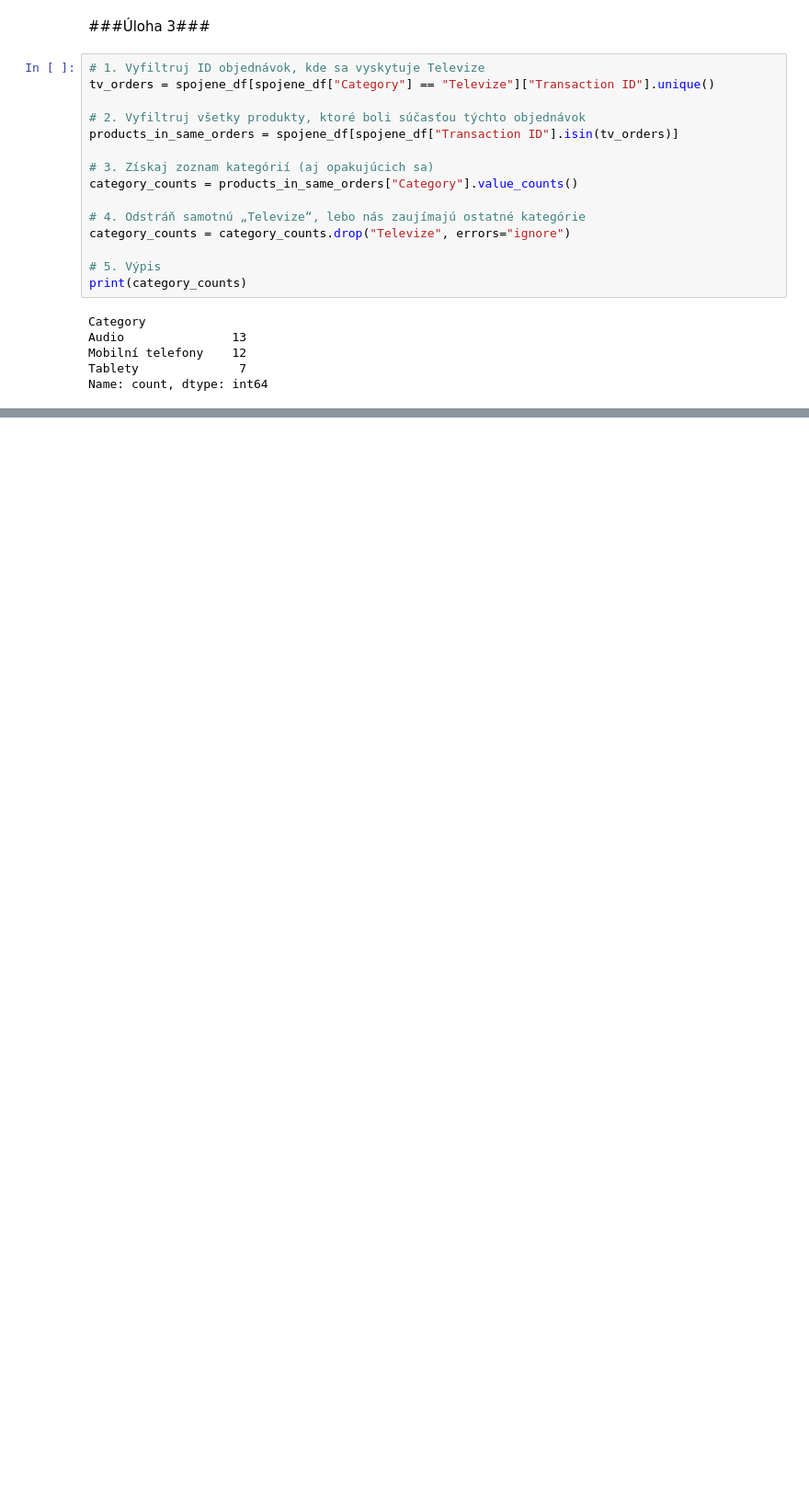
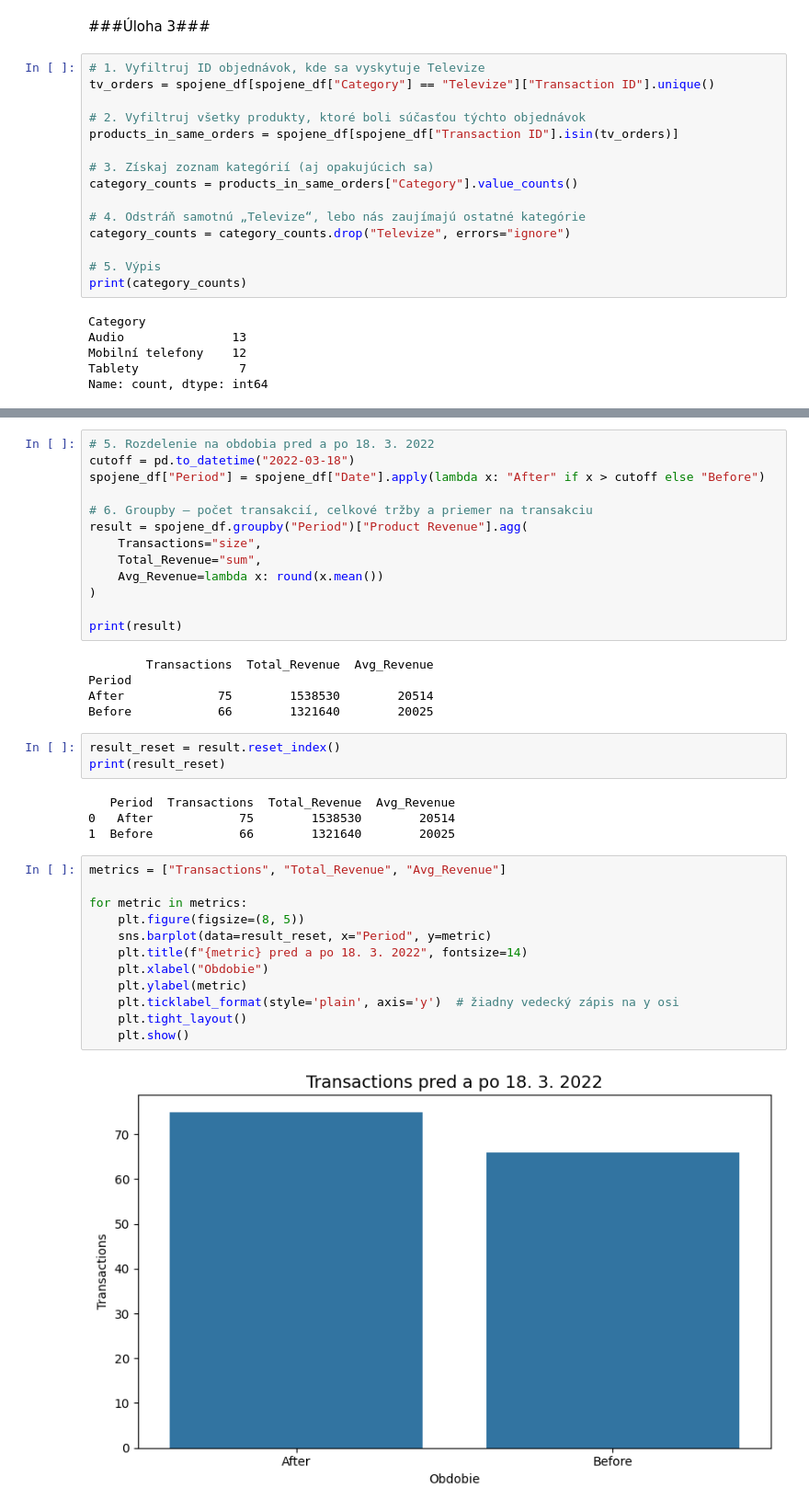
Before and after one commit to lukasgala19/Zadanie_LG, a Jupyter notebook: Zadanie_LG.ipynb, the cells around one changed output, grey strips where cells are left out. Shown: that part at 92% size. Cells and saved outputs as stored; diff of their text form; blank space fills up the shorter version.

```diff
--- a/Zadanie_LG.ipynb
+++ b/Zadanie_LG.ipynb
@@ -233,0 +261,39 @@ Name: count, dtype: int64
+# %%
+# 5. Rozdelenie na obdobia pred a po 18. 3. 2022
+cutoff = pd.to_datetime("2022-03-18")
+spojene_df["Period"] = spojene_df["Date"].apply(lambda x: "After" if x > cutoff else "Before")
+
+# 6. Groupby – počet transakcií, celkové tržby a priemer na transakciu
+result = spojene_df.groupby("Period")["Product Revenue"].agg(
+    Transactions="size",
+    Total_Revenue="sum",
+    Avg_Revenue=lambda x: round(x.mean())
+)
+
+print(result)
+# %% [output]
+        Transactions  Total_Revenue  Avg_Revenue
+Period
+After             75        1538530        20514
+Before            66        1321640        20025
+# %%
+result_reset = result.reset_index()
+print(result_reset)
+# %% [output]
+   Period  Transactions  Total_Revenue  Avg_Revenue
+0   After            75        1538530        20514
+1  Before            66        1321640        20025
+# %%
+metrics = ["Transactions", "Total_Revenue", "Avg_Revenue"]
+
+for metric in metrics:
+    plt.figure(figsize=(8, 5))
+    sns.barplot(data=result_reset, x="Period", y=metric)
+    plt.title(f"{metric} pred a po 18. 3. 2022", fontsize=14)
+    plt.xlabel("Obdobie")
+    plt.ylabel(metric)
+    plt.ticklabel_format(style='plain', axis='y')  # žiadny vedecký zápis na y osi
+    plt.tight_layout()
+    plt.show()
+# %% [output]
+[figure, added]
```
Also changed, not shown: parts of 5 cells of this notebook.
